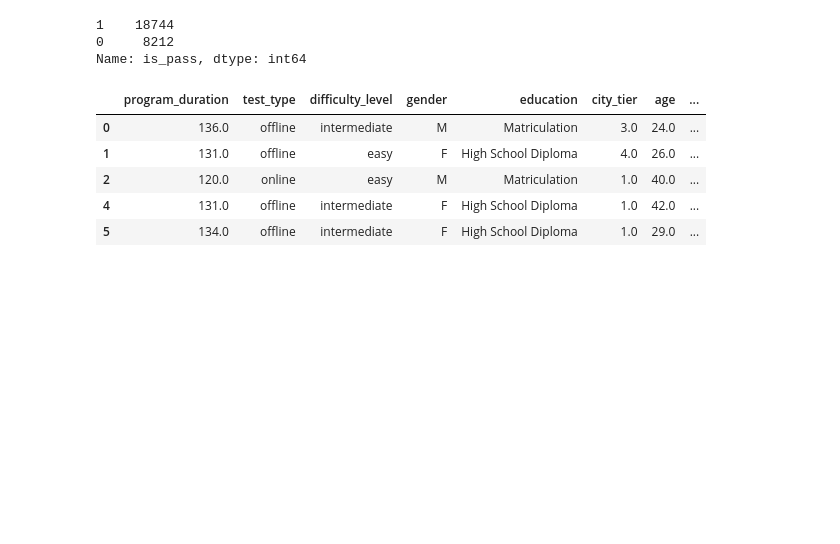
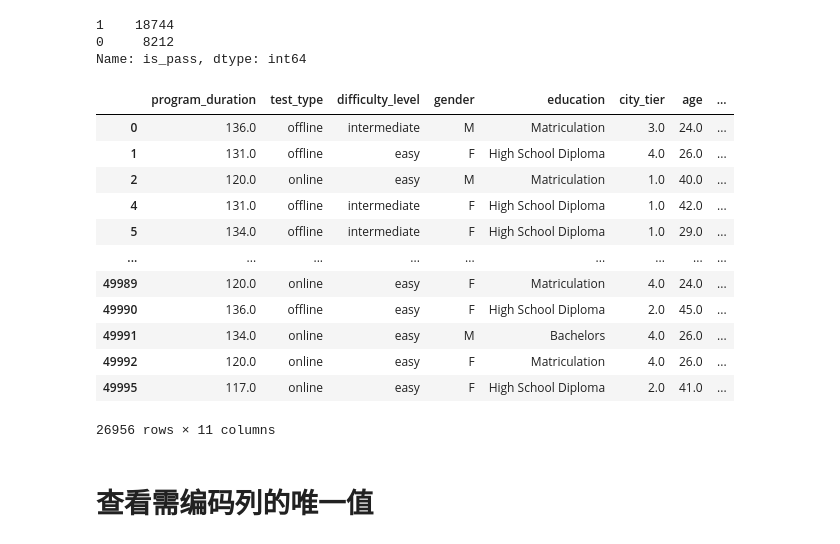
Before and after one commit to Giyn/QG2021DMGroupMidExam, a Jupyter notebook: EDA.ipynb, the cells around one changed output. Cells and saved outputs as stored; diff of their text form; code cells hidden in the pictures; blank space fills up the shorter version.

```diff
--- a/EDA.ipynb
+++ b/EDA.ipynb
@@ -40,11 +58,20 @@ raw_data['is_pass'].value_counts()
 0     8212
 Name: is_pass, dtype: int64
 # %%
-raw_data.head()
+raw_data
 # %% [output]
 |  | program_duration | test_type | difficulty_level | gender | education | city_tier | age | ... |
 | 0 | 136.0 | offline | intermediate | M | Matriculation | 3.0 | 24.0 | ... |
 | 1 | 131.0 | offline | easy | F | High School Diploma | 4.0 | 26.0 | ... |
 | 2 | 120.0 | online | easy | M | Matriculation | 1.0 | 40.0 | ... |
 | 4 | 131.0 | offline | intermediate | F | High School Diploma | 1.0 | 42.0 | ... |
 | 5 | 134.0 | offline | intermediate | F | High School Diploma | 1.0 | 29.0 | ... |
+| ... | ... | ... | ... | ... | ... | ... | ... | ... |
+| 49989 | 120.0 | online | easy | F | Matriculation | 4.0 | 24.0 | ... |
+| 49990 | 136.0 | offline | easy | F | High School Diploma | 2.0 | 45.0 | ... |
+| 49991 | 134.0 | online | easy | M | Bachelors | 4.0 | 26.0 | ... |
+| 49992 | 120.0 | online | easy | F | Matriculation | 4.0 | 26.0 | ... |
+| 49995 | 117.0 | online | easy | F | High School Diploma | 2.0 | 41.0 | ... |
+26956 rows × 11 columns
+# %% [markdown]
+# 查看需编码列的唯一值
```
Also changed, not shown: parts of 14 cells of this notebook.
